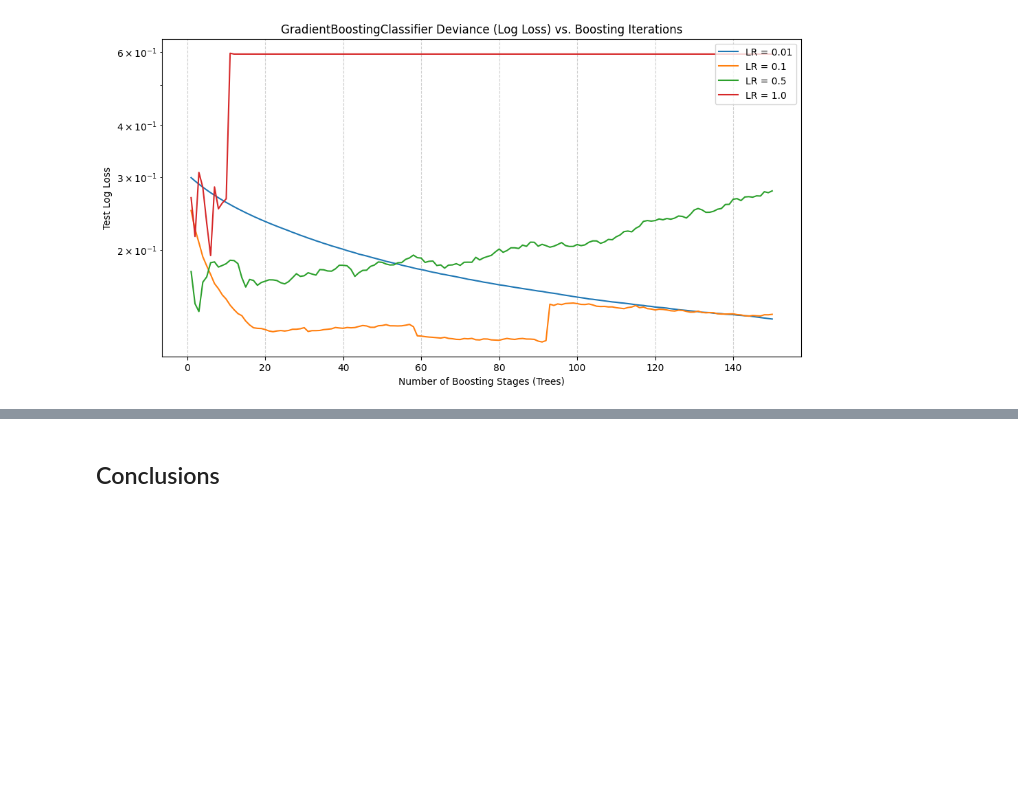
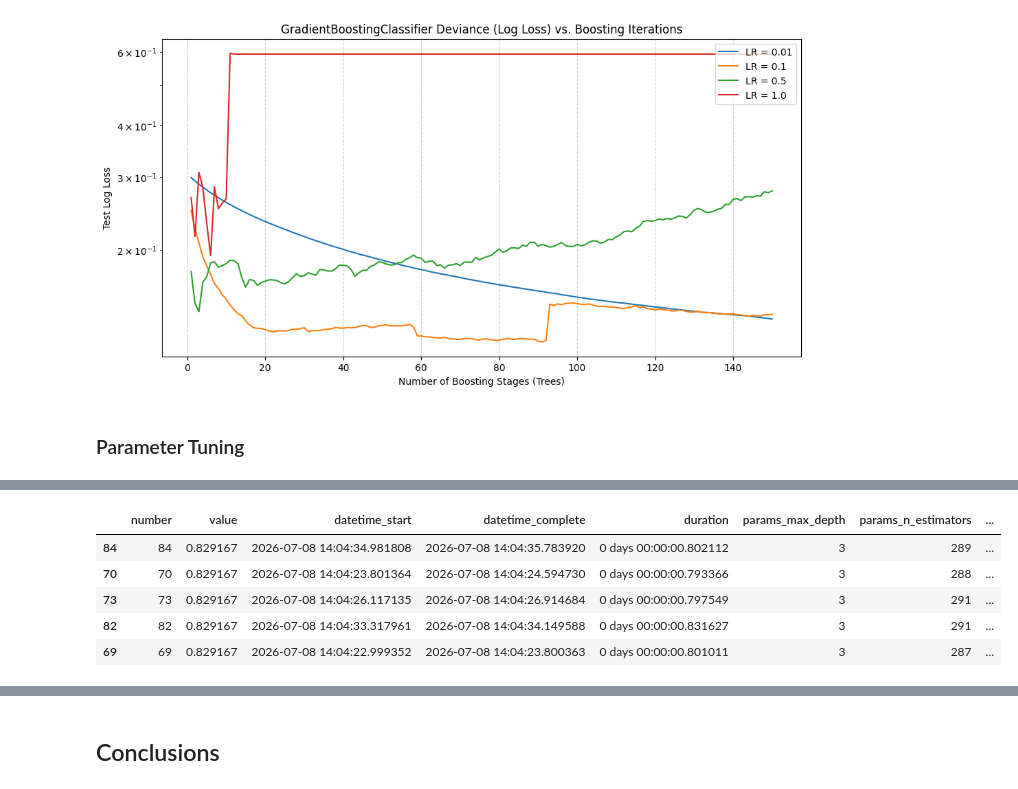
Before and after one commit to calebhadley1/DX799-capstone, a Jupyter notebook: Week9.ipynb, the cells around one changed output, grey strips where cells are left out. Saved outputs shown, nothing was run; the diff lists cells and outputs as text; code cells hidden in the pictures; blank space fills up the shorter version.

```diff
--- a/Week9.ipynb
+++ b/Week9.ipynb
@@ -393,3 +556,34 @@ plt.grid(True, linestyle='--', alpha=0.6)
 None
 # %% [output]
 [figure]
+# %% [markdown]
+### Parameter Tuning
+# %%
+# Parameter tuning
+def objective(trial):
+    n_estimators = trial.suggest_int("n_estimators", 10, 300)
+    max_depth = trial.suggest_int("max_depth", 2, 8)
+
+    model = GradientBoostingClassifier(
+        n_estimators=n_estimators,
+        max_depth=max_depth,
+        random_state=random_state
+    )
+
+    scores = cross_val_score(
+        model,
+        X=X_train_scaled,
+        y=y_train,
+        cv=cv,
+        scoring='recall',
+        n_jobs=-1,
+    )
+    return scores.mean()
+
+
+study = optuna.create_study(direction="maximize")
+study.optimize(objective, n_trials=100)
+
+top_5_recall_df = study.trials_dataframe().sort_values("value", ascending=False).head(5)
+display(top_5_recall_df)
+# %% [output]
@@ -395,0 +607,6 @@ None
+|  | number | value | datetime_start | datetime_complete | duration | params_max_depth | params_n_estimators | ... |
+| 84 | 84 | 0.829167 | 2026-07-08 14:04:34.981808 | 2026-07-08 14:04:35.783920 | 0 days 00:00:00.802112 | 3 | 289 | ... |
+| 70 | 70 | 0.829167 | 2026-07-08 14:04:23.801364 | 2026-07-08 14:04:24.594730 | 0 days 00:00:00.793366 | 3 | 288 | ... |
+| 73 | 73 | 0.829167 | 2026-07-08 14:04:26.117135 | 2026-07-08 14:04:26.914684 | 0 days 00:00:00.797549 | 3 | 291 | ... |
+| 82 | 82 | 0.829167 | 2026-07-08 14:04:33.317961 | 2026-07-08 14:04:34.149588 | 0 days 00:00:00.831627 | 3 | 291 | ... |
+| 69 | 69 | 0.829167 | 2026-07-08 14:04:22.999352 | 2026-07-08 14:04:23.800363 | 0 days 00:00:00.801011 | 3 | 287 | ... |
```
Also changed, not shown: parts of 13 cells of this notebook.
